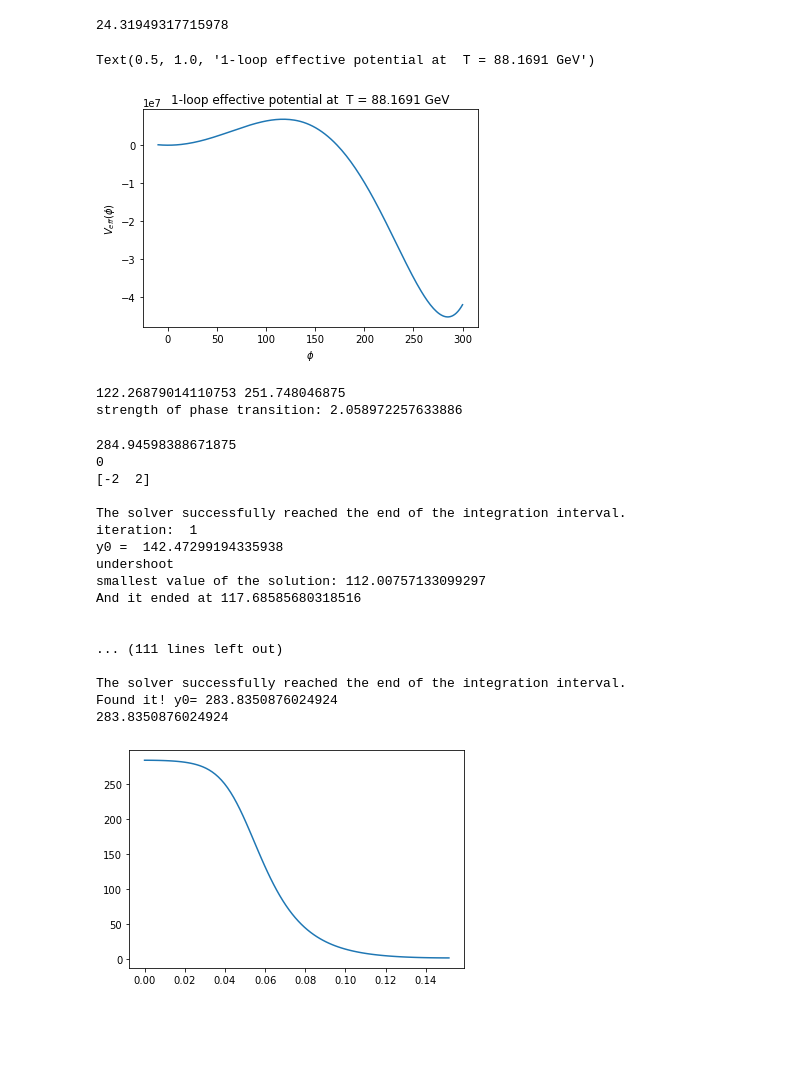
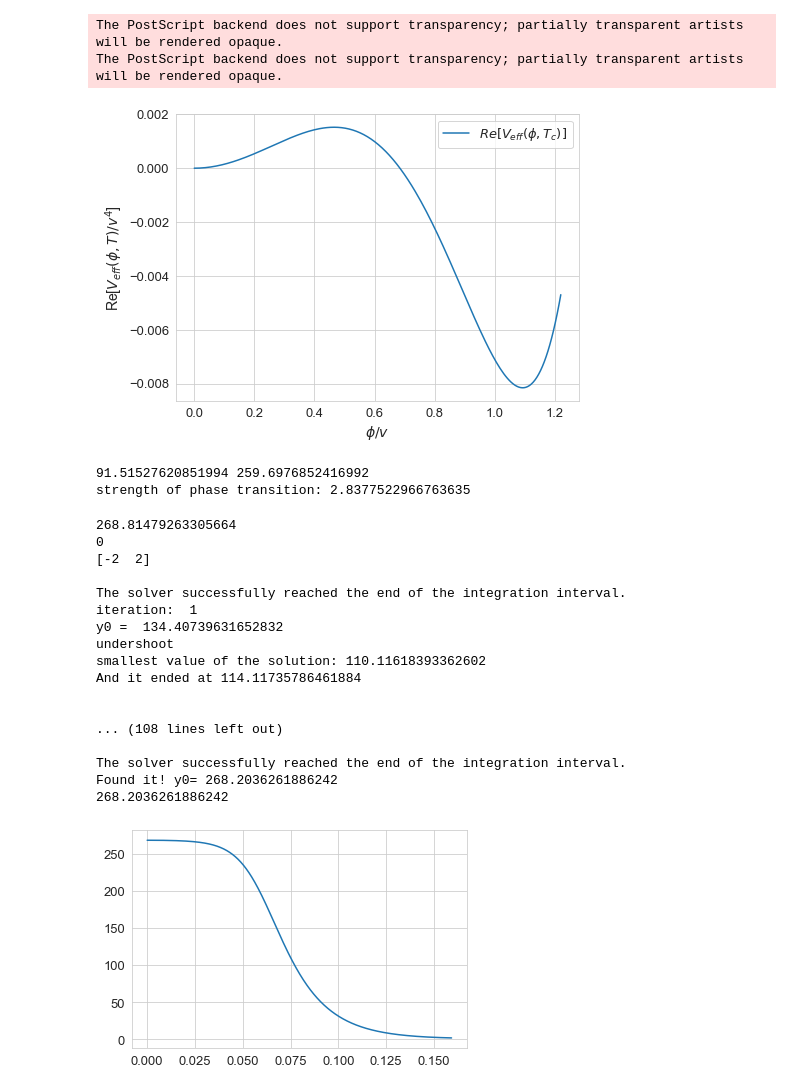
Before and after one commit to alal1960/git, a Jupyter notebook: BounceAction.ipynb, the cells around one changed output. Cells and saved outputs as stored; diff of their text form; code cells hidden in the pictures; blank space fills up the shorter version.

```diff
--- a/BounceAction.ipynb
+++ b/BounceAction.ipynb
@@ -16,7 +29,7 @@ y_f = 0.99                                          #(for the top quark)
 #EW - sector coupling constants g (SU(2)_L) and g_p (U(1)_Y)
 g = 0.65
 g_p = 0.36
-eps = 0.0000001
+eps = 0.00001
 
 # Effective mass of fermion f acquired through yukawa coupling w/ the Higgs
 def m_f(phi):
@@ -31,28 +44,28 @@ def m_Z(phi):
 
 # Higgs and Goldstone masses
 def m_h(phi):
-    return -3*lam*phi**2 - mu + (15/4)*phi**4/Lam**2 + eps
+    return -3*lam*phi**2 + mu + (15/4)*phi**4/Lam**2 + eps
 
 #m_h 0 at h_min = (2/5)*(lam/c6)*(1 - np.sqrt(1-5/3*c6*(mu**2)/lam**2))
 
 def m_g(phi):
-    return -lam*phi**2 - mu + (3/4)*phi**4/Lam**2 + eps
+    return -lam*phi**2 + mu + (3/4)*phi**4/Lam**2 + eps
 # %%
 # different parts of the 1-loop effective potential calculated in the ms-scheme.
 # separating the contribution coming from gauge bosons and other particles in the loop correction.
 # obs! input for the first order corrections are the squared masses, i.e. m**2 and not m.
 
 def v_tree(phi):
-    return -mu/2*phi**2 - lam/4*phi**4 + 1/(8*Lam**2)*phi**6
+    return mu/2*phi**2 - lam/4*phi**4 + phi**6/(8*Lam**2)
 
 def v_loop_g(m):
     #Coleman-Weinberg potential for gauge bosons as a function of mass squared.
-    scale = 246
+    scale = 91
     return m**2/(64*np.pi**2)*(cmath.log(m/scale) - 5/6)
 
 def v_loop(m):
     #Coleman-Weinberg potential for particles as a function of mass squared.
-    scale = 246
+    scale = 91
     return m**2/(64*np.pi**2)*(cmath.log(m/scale) - 3/2)
 
 
@@ -78,30 +91,34 @@ def v_eff_T(phi,T):
     return T**4/(2*np.pi**2)*(j_b(cmath.sqrt(m_h(phi))/T) + 3*j_b(cmath.sqrt(m_g(phi))/T) + 3*j_b(cmath.sqrt(m_Z(phi))/T)
                              + 6*j_b(cmath.sqrt(m_W(phi))/T) - 12*j_f(cmath.sqrt(m_f(phi))/T))
 # %%
-mu = 181.11189133118546
-lam = 0.05224133191889968
-Lam = 634.4481474884878
+mu, lam, Lam = 271.76111471599967 , 0.015608595281158322 , 659.2453967769908
 
 
 #1-loop effective potential
 def v_eff(phi,T):
-    return np.real(v_eff_0(phi) + v_eff_T(phi,T)) - np.real(v_eff_0(0) + v_eff_T(0,T))
+    return (np.real(v_eff_0(phi) + v_eff_T(phi,T)) - np.real(v_eff_0(0) + v_eff_T(0,T)))
 
-a = -6*lam + 9/4*g**2 + 3/4*g_p**2 + 3*y_f**2
-phi = np.linspace(-10, 300, 200)
+a = 6*lam + 9/4*g**2 + 3/4*g_p**2 + 3*y_f**2
+phi = np.linspace(0,300, 200)
 
-T_min = np.sqrt(12/a)*np.sqrt(mu)
-print(T_min)
-T = 88.16910740065379
+T_min = np.real(np.sqrt(12/a)*cmath.sqrt(mu))
 
-plt.plot(phi, np.vectorize(v_eff)(phi,T))
-plt.xlabel('$\phi$')
-plt.ylabel('$V_{eff}(\phi)$')
-plt.title('1-loop effective potential at  T = %1.4f GeV'  % T)
+
+T= 70
+plt.figure(figsize=(7,5), tight_layout=True)
+plt.plot(phi/246, np.vectorize(v_eff)(phi,T)/246**4, label = '$Re[V_{eff}(\phi, T_c)]$')
+#plt.plot(phi/211, v_tree(phi)/211**4, label = '$V_{tree}(\phi)$')
+#plt.axhline(y=0)
+plt.legend()
+plt.xlabel('$\phi/v$')
+plt.ylabel('Re[$V_{eff}(\phi,T)/v^4$]')
+
+
+plt.savefig('tc.eps')
 # %% [output]
-24.31949317715978
+The PostScript backend does not support transparency; partially transparent artists will be rendered opaque.
+The PostScript backend does not support transparency; partially transparent artists will be rendered opaque.
-Text(0.5, 1.0, '1-loop effective potential at  T = 88.1691 GeV')
-[figure, old version]
+[figure, new version]
 # %%
 #Finding the critical temperature where the effective potential acquires the same value at both minima
 
@@ -126,7 +143,7 @@ def find_t_crit(t_span, tolerance):
     min2 = v_eff_T(broken_vac)
 
     if np.abs(symm_vac - broken_vac) <= tolerance:
-        #this is condition for T being too high and only in symmetric phase, Tis to high
+        #this is condition for T being too high and only in symmetric phase, Tis to high.
         return find_t_crit([t_span[0], np.mean(t_span)], tolerance)
 
     elif np.abs(min2 - min1) <= tolerance:
@@ -140,15 +157,15 @@ def find_t_crit(t_span, tolerance):
         return find_t_crit([np.mean(t_span), t_span[1]],tolerance)
 
 
-t_span = [1.01*T_min, 300]
+t_span = [0, 300]
 tolerance = 1
 
 t_c , phi_c = find_t_crit(t_span, tolerance)
 print(t_c, phi_c)
 print('strength of phase transition:', phi_c/t_c)
 # %% [output]
-122.26879014110753 251.748046875
-strength of phase transition: 2.058972257633886
+91.51527620851994 259.6976852416992
+strength of phase transition: 2.8377522966763635
 # %%
 # Finding the bounce action at some nucleation temperature: later tn chosen s.t s3/tn ~ 140.
 tn = T
@@ -198,11 +211,11 @@ def over_undershoot(init_span, tol, max_i, iter = None):
 
     else:
         t_span = np.array([eps, 1])
-        times  = np.linspace(t_span[0], t_span[1], 100)
+        times  = np.linspace(t_span[0], t_span[1], 1000)
         init = np.mean(init_span)
         y0 = np.array([init, 0])
 
-        soln = solve_ivp(f, t_span, y0, t_eval = times)
+        soln = solve_ivp(f, t_span, y0, t_eval = times, method = 'Radau')
         print(soln.message)
 
 
@@ -217,10 +230,10 @@ def over_undershoot(init_span, tol, max_i, iter = None):
             r_max = t[np.min(index_r)]
 
             t_span = np.array([eps, r_max])
-            times  = np.linspace(t_span[0], t_span[1], 100)
+            times  = np.linspace(t_span[0], t_span[1], 1000)
             y0 = np.array([init, 0])
 
-            soln = solve_ivp(f, t_span, y0, t_eval = times)
+            soln = solve_ivp(f, t_span, y0, t_eval = times, method = 'Radau')
 
             r = soln.t
             phi_b = soln.y[0]
@@ -261,24 +274,24 @@ phi_b, r, phi_dot, ic, r_max = over_undershoot(init_span, tol, 100)
 plt.plot(r, phi_b)
 print(ic)
 # %% [output]
-284.94598388671875
+268.81479263305664
 0
 [-2  2]
 
 The solver successfully reached the end of the integration interval.
 iteration:  1
-y0 =  142.47299194335938
+y0 =  134.40739631652832
 undershoot
-smallest value of the solution: 112.00757133099297
-And it ended at 117.68585680318516
+smallest value of the solution: 110.11618393362602
+And it ended at 114.11735786461884
 
 
-... (111 lines left out)
+... (108 lines left out)
 
 The solver successfully reached the end of the integration interval.
-Found it! y0= 283.8350876024924
-283.8350876024924
+Found it! y0= 268.2036261886242
+268.2036261886242
-[figure, old version]
+[figure, new version]
 # %%
 #Effective potential values of phi = bounce.
 v_bounce = np.vectorize(v_eff)(phi_b,tn)
```
Also changed, not shown: parts of 7 cells of this notebook, 14 other files.
